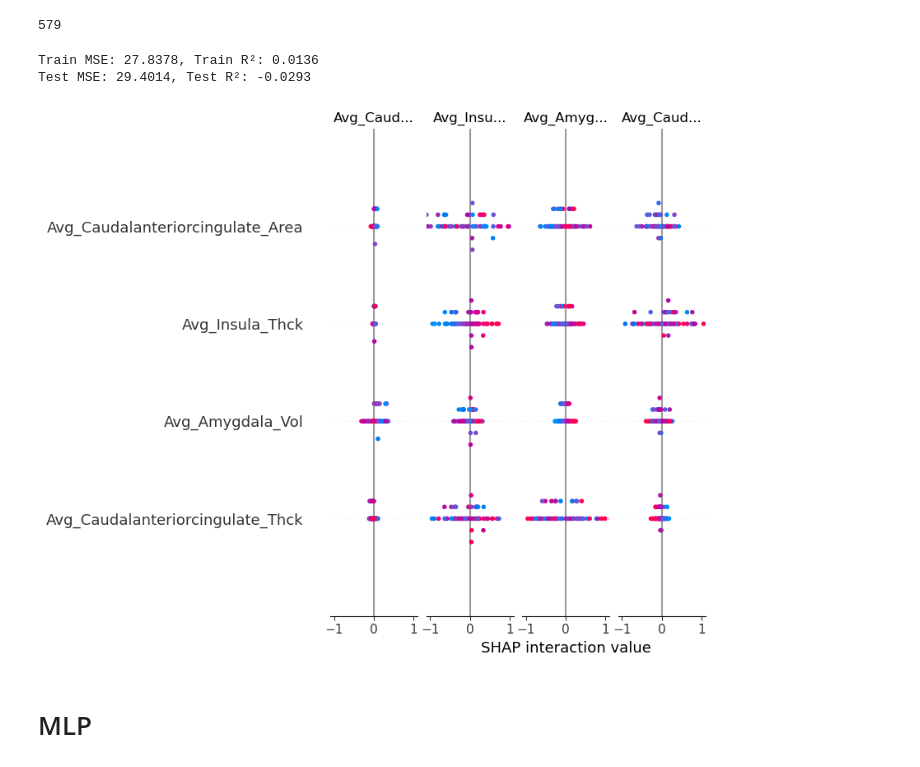
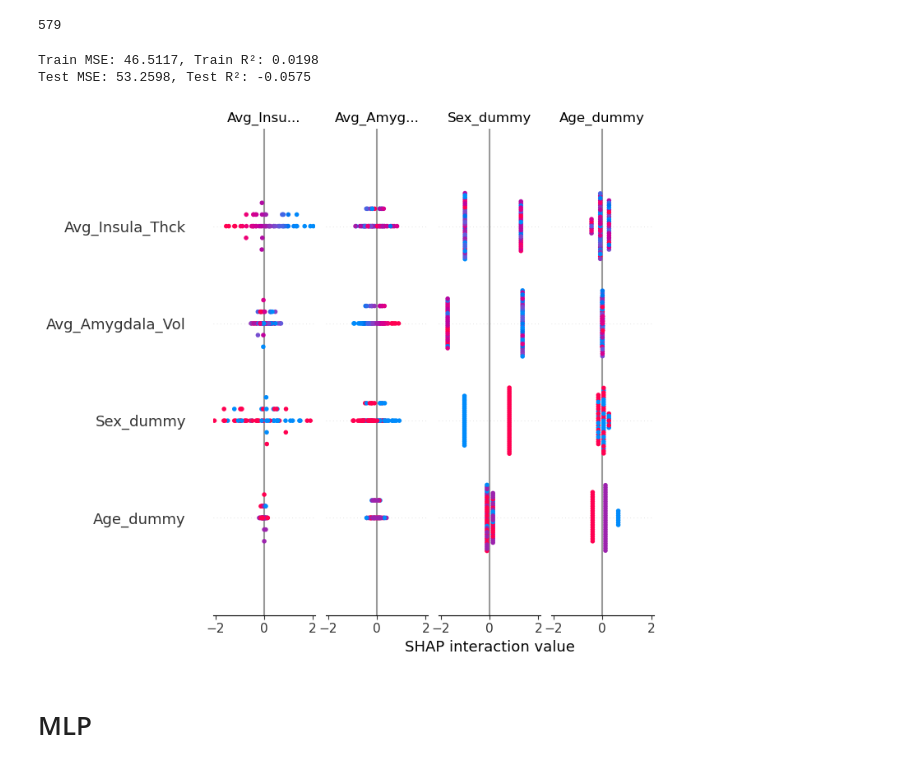
Before and after one commit to dbraun31/nh2024-hcp1200-ml, a Jupyter notebook: scripts/ml/mlp/mlp_regression.ipynb, the cells around one changed output. Saved outputs shown, nothing was run; the diff lists cells and outputs as text; code cells hidden in the pictures.

```diff
--- a/scripts/ml/mlp/mlp_regression.ipynb
+++ b/scripts/ml/mlp/mlp_regression.ipynb
@@ -2,8 +2,8 @@
 import pandas as pd
 import numpy as np
 # %%
-behavior = pd.read_csv('behavior_647.csv', index_col = 'Subject')
-freesurfer = pd.read_csv('freesurfer_647.csv', index_col = 'Subject')
+behavior = pd.read_csv('ADDITIONAL_FEATURES2.csv', index_col = 'Subject')
+freesurfer = pd.read_csv('structural_neuroimaging.csv', index_col = 'Subject')
 # %%
 print(behavior.shape, freesurfer.shape)
 # %% [output]
@@ -134,19 +134,19 @@ test_r2 = r2_score(y_test, y_test_pred)
 print(f'Train MSE: {train_mse:.4f}, Train R²: {train_r2:.4f}')
 print(f'Test MSE: {test_mse:.4f}, Test R²: {test_r2:.4f}')
 # %% [output]
-Train MSE: 27.8378, Train R²: 0.0136
-Test MSE: 29.4014, Test R²: -0.0293
+Train MSE: 46.5117, Train R²: 0.0198
+Test MSE: 53.2598, Test R²: -0.0575
 # %%
-# Create a SHAP explainer
-explainer = shap.Explainer(linear_model, X_train)
+# Recreate SHAP explainer for the linear model
+explainer = shap.LinearExplainer(linear_model, X_train)
 
-# Calculate SHAP values for the test set
+# Generate SHAP values for all instances in the test set
 shap_values = explainer(X_test)
 
-# Plot the SHAP values for the first output (e.g., negative)
+# Plot the SHAP summary plot for all features
 shap.summary_plot(shap_values, X_test, feature_names=processed_df.columns)
 # %% [output]
-[figure, old version]
+[figure, new version]
 # %% [markdown]
 # MLP
 # %%
```
Also changed, not shown: parts of 9 cells of this notebook, 9 other files.
